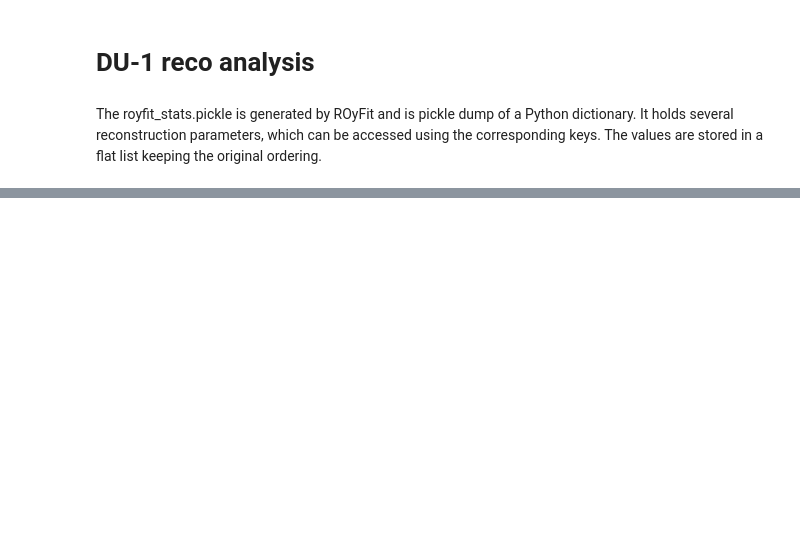
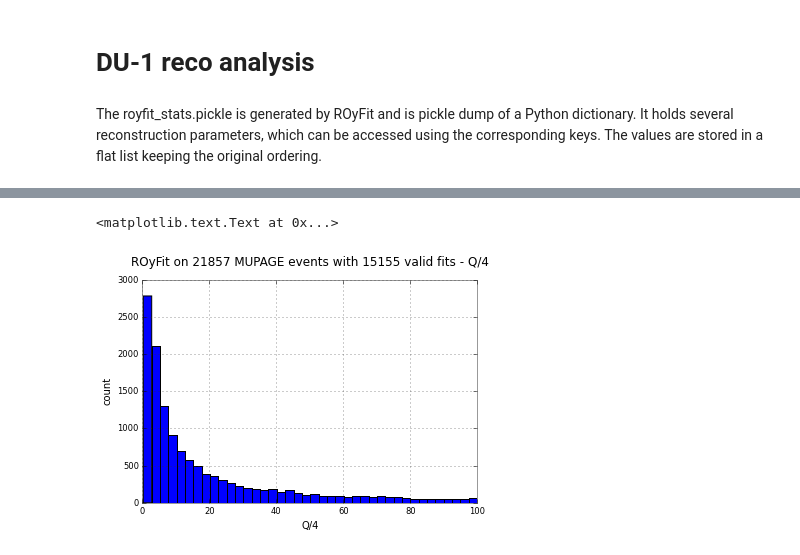
Before and after one commit to tamasgal/royfit, a Jupyter notebook: notebooks/DU-1 reco analysis.ipynb, the cells around one changed output, grey strips where cells are left out. Cells and saved outputs as stored; diff of their text form; code cells hidden in the pictures; blank space fills up the shorter version.

```diff
--- a/notebooks/DU-1 reco analysis.ipynb
+++ b/notebooks/DU-1 reco analysis.ipynb
@@ -19,0 +39,10 @@ dc = stats['dc']
+# %%
+plt.hist([x for x in q if x < 100], bins=40)
+plt.title("ROyFit on {0} MUPAGE events with {1} valid fits - Q/4" \
+          .format(number_of_events, number_of_vaild_fits),
+          y=1.04)
+plt.xlabel("Q/4")
+plt.ylabel("count")
+# %% [output]
+<matplotlib.text.Text at 0x...>
+[figure, added]
```
Also changed, not shown: parts of 9 cells of this notebook.
